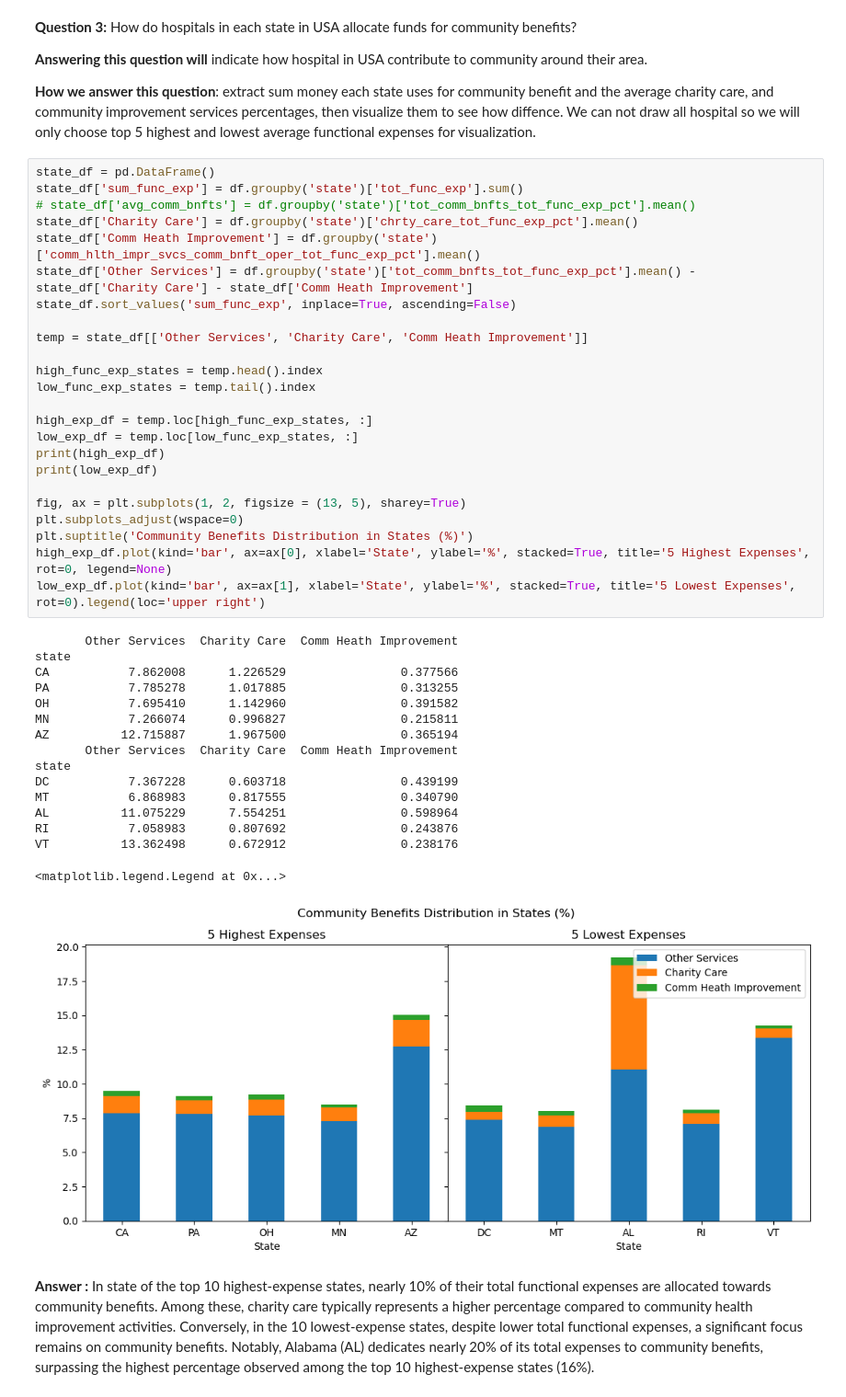
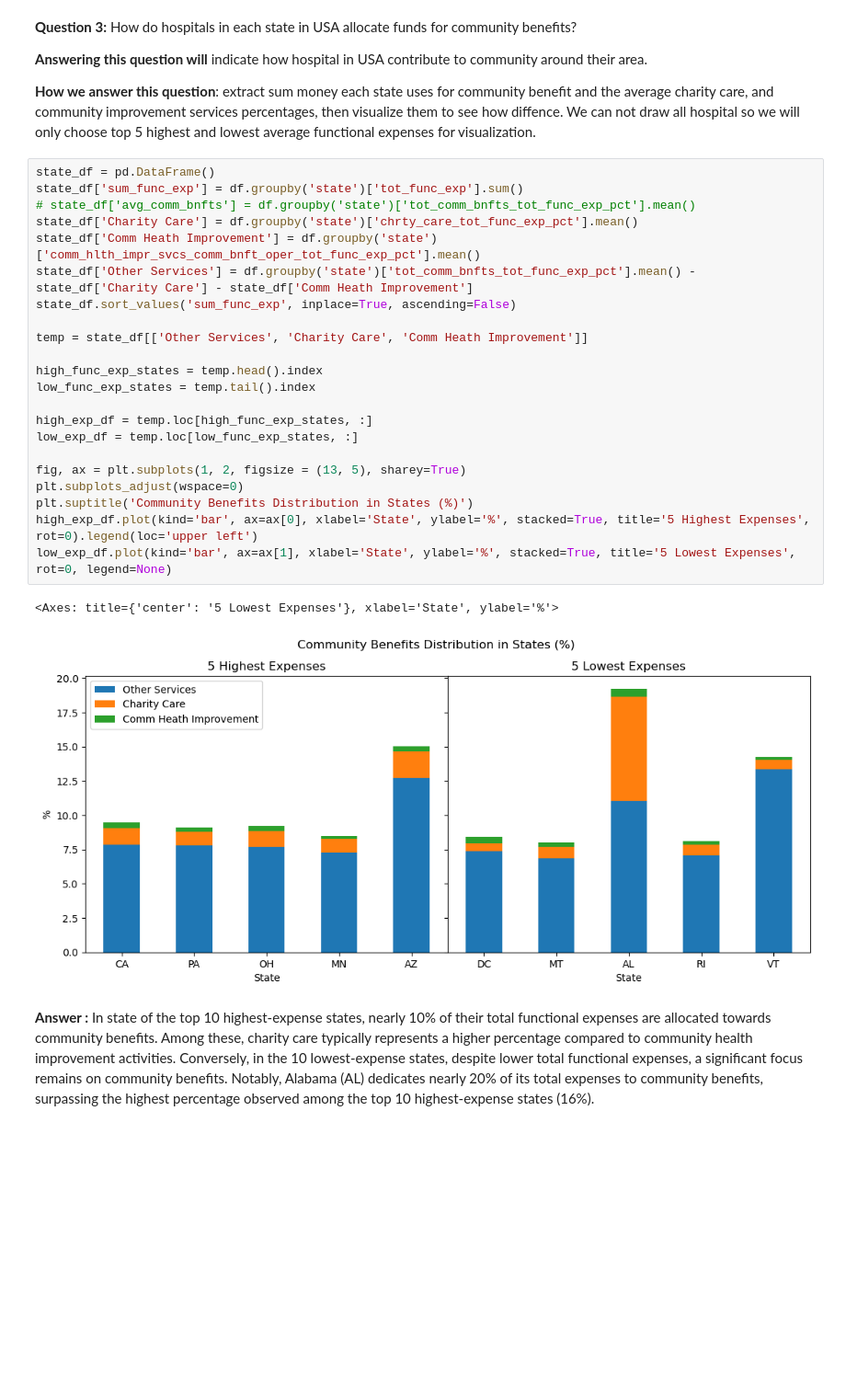
Before and after one commit to gigachad0209/Final-Project---NMKHDL, a Jupyter notebook: eda.ipynb, the cells around one changed output. Shown at 92% size. Cells and saved outputs as stored; diff of their text form; blank space fills up the shorter version.

```diff
--- a/eda.ipynb
+++ b/eda.ipynb
@@ -104,44 +128,28 @@ state_revenue_df.head(10).plot.bar(rot=0, xlabel='State', ylabel='Total Revenue(
 # %%
 state_df = pd.DataFrame()
 state_df['sum_func_exp'] = df.groupby('state')['tot_func_exp'].sum()
 # state_df['avg_comm_bnfts'] = df.groupby('state')['tot_comm_bnfts_tot_func_exp_pct'].mean()
 state_df['Charity Care'] = df.groupby('state')['chrty_care_tot_func_exp_pct'].mean()
 state_df['Comm Heath Improvement'] = df.groupby('state')['comm_hlth_impr_svcs_comm_bnft_oper_tot_func_exp_pct'].mean()
 state_df['Other Services'] = df.groupby('state')['tot_comm_bnfts_tot_func_exp_pct'].mean() - state_df['Charity Care'] - state_df['Comm Heath Improvement']
 state_df.sort_values('sum_func_exp', inplace=True, ascending=False)
 
 temp = state_df[['Other Services', 'Charity Care', 'Comm Heath Improvement']]
 
 high_func_exp_states = temp.head().index
 low_func_exp_states = temp.tail().index
 
 high_exp_df = temp.loc[high_func_exp_states, :]
 low_exp_df = temp.loc[low_func_exp_states, :]
-print(high_exp_df)
-print(low_exp_df)
 
 fig, ax = plt.subplots(1, 2, figsize = (13, 5), sharey=True)
 plt.subplots_adjust(wspace=0)
 plt.suptitle('Community Benefits Distribution in States (%)')
-high_exp_df.plot(kind='bar', ax=ax[0], xlabel='State', ylabel='%', stacked=True, title='5 Highest Expenses', rot=0, legend=None)
-low_exp_df.plot(kind='bar', ax=ax[1], xlabel='State', ylabel='%', stacked=True, title='5 Lowest Expenses', rot=0).legend(loc='upper right')
+high_exp_df.plot(kind='bar', ax=ax[0], xlabel='State', ylabel='%', stacked=True, title='5 Highest Expenses', rot=0).legend(loc='upper left')
+low_exp_df.plot(kind='bar', ax=ax[1], xlabel='State', ylabel='%', stacked=True, title='5 Lowest Expenses', rot=0, legend=None)
 # %% [output]
-       Other Services  Charity Care  Comm Heath Improvement
-state
-CA           7.862008      1.226529                0.377566
-PA           7.785278      1.017885                0.313255
-OH           7.695410      1.142960                0.391582
-MN           7.266074      0.996827                0.215811
-AZ          12.715887      1.967500                0.365194
-       Other Services  Charity Care  Comm Heath Improvement
-state
-DC           7.367228      0.603718                0.439199
-MT           6.868983      0.817555                0.340790
-AL          11.075229      7.554251                0.598964
-RI           7.058983      0.807692                0.243876
-VT          13.362498      0.672912                0.238176
+<Axes: title={'center': '5 Lowest Expenses'}, xlabel='State', ylabel='%'>
-<matplotlib.legend.Legend at 0x...>
-[figure, old version]
+[figure, new version]
 # %% [markdown]
 **Answer :** In state of the top 10 highest-expense states, nearly 10% of their total functional expenses are allocated towards community benefits. Among these, charity care typically represents a higher percentage compared to community health improvement activities. Conversely, in the 10 lowest-expense states, despite lower total functional expenses, a significant focus remains on community benefits. Notably, Alabama (AL) dedicates nearly 20% of its total expenses to community benefits, surpassing the highest percentage observed among the top 10 highest-expense states (16%).
 # %% [markdown]
```
Also changed, not shown: parts of 9 cells of this notebook.
